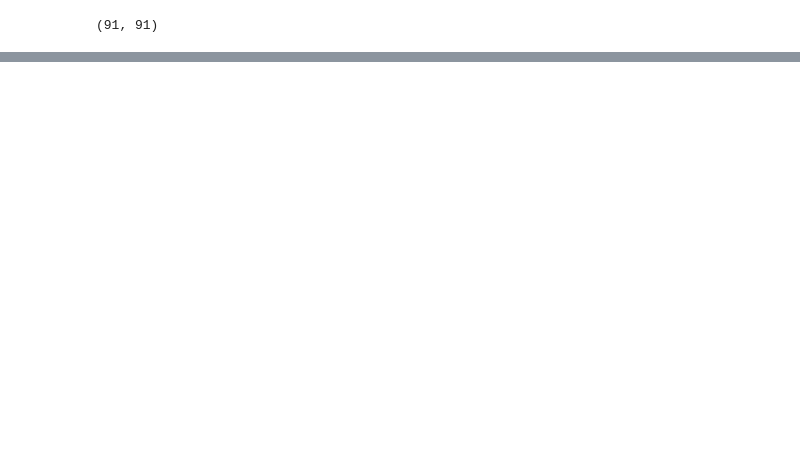
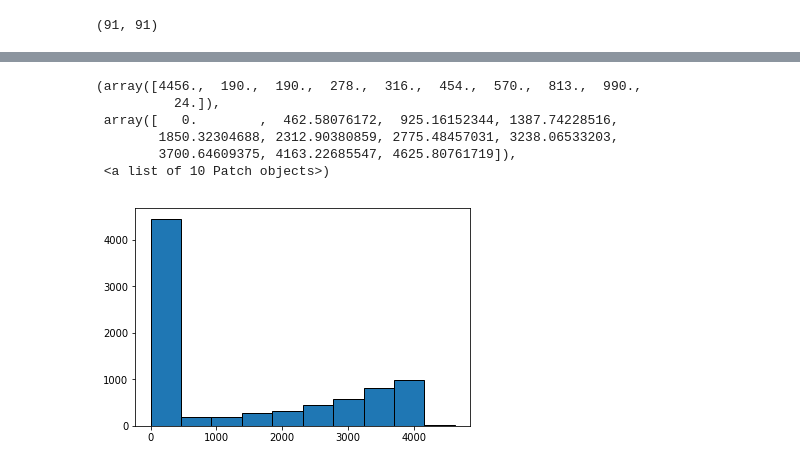
Before and after one commit to vwegmayr/brain-aging, a Jupyter notebook: notebooks/vagan_mri_evaluation_fixed_delta.ipynb, the cells around one changed output, grey strips where cells are left out. Cells and saved outputs as stored; diff of their text form; code cells hidden in the pictures; blank space fills up the shorter version.

```diff
--- a/notebooks/vagan_mri_evaluation_fixed_delta.ipynb
+++ b/notebooks/vagan_mri_evaluation_fixed_delta.ipynb
@@ -181,0 +309,10 @@ np.squeeze(np.take(x_t0, [40], axis=2)).shape
+# %%
+plt.hist(np.reshape(cur[:, 59, :], (-1, 1)), edgecolor='black')
+# %% [output]
+(array([4456.,  190.,  190.,  278.,  316.,  454.,  570.,  813.,  990.,
+          24.]),
+ array([   0.        ,  462.58076172,  925.16152344, 1387.74228516,
+        1850.32304688, 2312.90380859, 2775.48457031, 3238.06533203,
+        3700.64609375, 4163.22685547, 4625.80761719]),
+ <a list of 10 Patch objects>)
+[figure, added]
```
Also changed, not shown: parts of 30 cells of this notebook.
